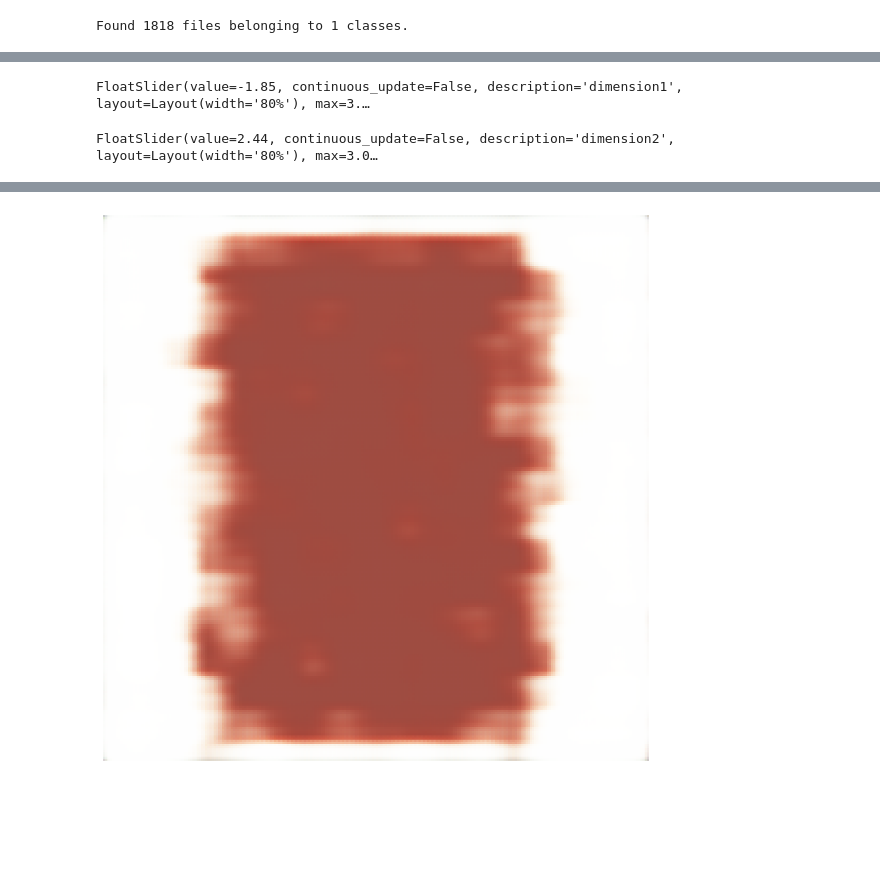
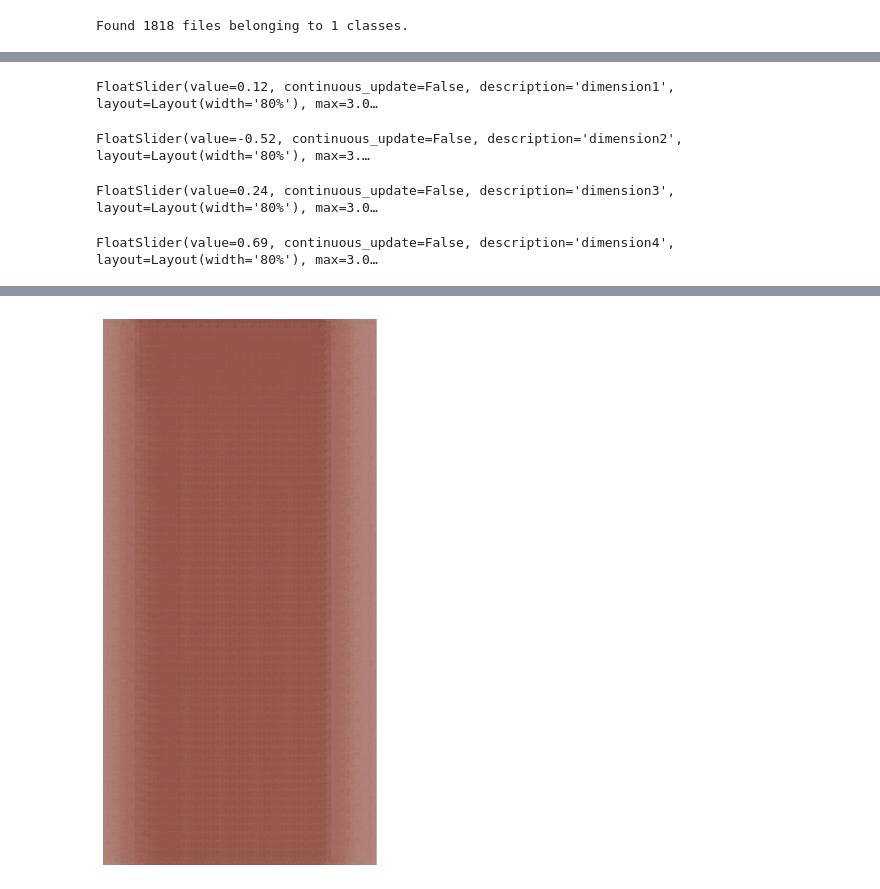
Before and after one commit to linomi/persian_carpet, a Jupyter notebook: vae.ipynb, the cells around one changed output, grey strips where cells are left out. Drawn from its saved outputs; the diff is of its cells as text; code cells hidden in the pictures; blank space fills up the shorter version.

Commit message:
implement new way to load data

```diff
--- a/vae.ipynb
+++ b/vae.ipynb
@@ -90,14 +102,19 @@ ________________________________________________________________________________
 # %%
 # decoder part
 latent_out = Input(shape=(latent_dim,))
-x = Dense(16*16*16,activation = 'elu')(latent_out)
-x = Reshape((16,16,16))(x)
-x = Conv2DTranspose(512,kernel_size = (4,4),padding = 'same',activation = 'relu',strides = 2)(x)
-x = Conv2DTranspose(256,kernel_size = (4,4),padding = 'same',activation = 'relu',strides = 2)(x)
-x = Conv2DTranspose(128,kernel_size = (4,4),padding = 'same',activation = 'relu',strides = 2)(x)
-x = Conv2DTranspose(128,kernel_size = (4,4),padding = 'same',activation = 'relu',strides = 2)(x)
+x = Dense(16*8*8,activation = 'elu')(latent_out)
+x = Reshape((16,8,8))(x)
+x = Conv2DTranspose(512,kernel_size = (4,4),padding = 'same',activation = 'elu',strides = 1)(x)
+x = Conv2DTranspose(256,kernel_size = (4,4),padding = 'same',activation = 'elu',strides = 1)(x)
+x = Conv2DTranspose(256,kernel_size = (4,4),padding = 'same',activation = 'elu',strides = 1)(x)
+x = Conv2DTranspose(128,kernel_size = (4,4),padding = 'same',activation = 'elu',strides = 1)(x)
+x = Conv2DTranspose(128,kernel_size = (4,4),padding = 'same',activation = 'elu',strides = 2)(x)
+x = Conv2DTranspose(64,kernel_size = (4,4),padding = 'same',activation = 'elu',strides = 2)(x)
+x = Conv2DTranspose(64,kernel_size = (4,4),padding = 'same',activation = 'elu',strides = 2)(x)
+x = Conv2DTranspose(32,kernel_size = (4,4),padding = 'same',activation = 'elu',strides = 2)(x)
+x = Conv2DTranspose(32,kernel_size = (4,4),padding = 'same',activation = 'elu',strides = 2)(x)
 
-x = Conv2DTranspose(3,kernel_size = (4,4),padding = 'same',activation = 'sigmoid',strides = 1)(x)
+x = Conv2DTranspose(1,kernel_size = (4,4),padding = 'same',activation = 'linear',strides = 1)(x)
 decoder = Model(latent_out,x,name = 'decoder')
 decoder.summary()
 # %% [output]
@@ -142,7 +159,7 @@ class VAE(tf.keras.Model):
         with tf.GradientTape() as tape:
             z_mean, z_log_var, z = self.encoder(data)
             reconstruction = self.decoder(z)
-            reconstruction_loss = tf.keras.losses.mae(data, reconstruction)
+            reconstruction_loss = tf.keras.losses.mse(data, reconstruction)
             kl_loss = -0.5 * (1 + z_log_var - tf.square(z_mean) - tf.exp(z_log_var))
             kl_loss = tf.reduce_mean(tf.reduce_sum(kl_loss, axis=1))
             total_loss = reconstruction_loss + kl_loss
@@ -158,7 +175,7 @@ class VAE(tf.keras.Model):
         }
 # %%
 vae = VAE(encoder, decoder)
-vae.compile(optimizer=tf.keras.optimizers.Adam(0.00001))
+vae.compile(optimizer=tf.keras.optimizers.Adam())
 # %%
-vae.fit(dataset,epochs =10 )
+vae.fit(dataset,epochs =3)
 # %% [output]
@@ -204,7 +204,7 @@ plt.figure(figsize= (20,20))
 def func(sliders):
     # Clear the previous image
     clear_output(wait=True)
-    z_input = np.ones((1, latent_dim))
+    z_input = np.zeros((1, latent_dim))
     for i, slider in enumerate(sliders):
         z_input[0, i] = slider.value
 
@@ -212,33 +212,35 @@ def func(sliders):
     display(*sliders,button)
     # Display the new image
     plt.figure(figsize= (10,10))
     plt.imshow(out_pic[0])
     plt.axis('off')
     plt.show()
 
 
 s = []
 for dim in range(1,latent_dim+1):
   w = widgets.FloatSlider(
     value=0,
     min=-3,
     max=3,
     step=0.01,
     description='dimension'+str(dim),
     disabled=False,
     continuous_update=False,
     orientation='horizontal',
     readout=True,
     readout_format='.6f',
     layout=widgets.Layout(width='80%')
   )
   display(w)
   s.append(w)
 button = widgets.Button(description="Execute")
 button.on_click(lambda _: func(s))
 display(button)
 # %% [output]
-FloatSlider(value=-1.85, continuous_update=False, description='dimension1', layout=Layout(width='80%'), max=3.…
+FloatSlider(value=0.12, continuous_update=False, description='dimension1', layout=Layout(width='80%'), max=3.0…
-FloatSlider(value=2.44, continuous_update=False, description='dimension2', layout=Layout(width='80%'), max=3.0…
+FloatSlider(value=-0.52, continuous_update=False, description='dimension2', layout=Layout(width='80%'), max=3.…
+FloatSlider(value=0.24, continuous_update=False, description='dimension3', layout=Layout(width='80%'), max=3.0…
+FloatSlider(value=0.69, continuous_update=False, description='dimension4', layout=Layout(width='80%'), max=3.0…
 [interactive output not drawn]
-[figure, old version]
+[figure, new version]
```
Also changed, not shown: parts of 12 cells of this notebook.
